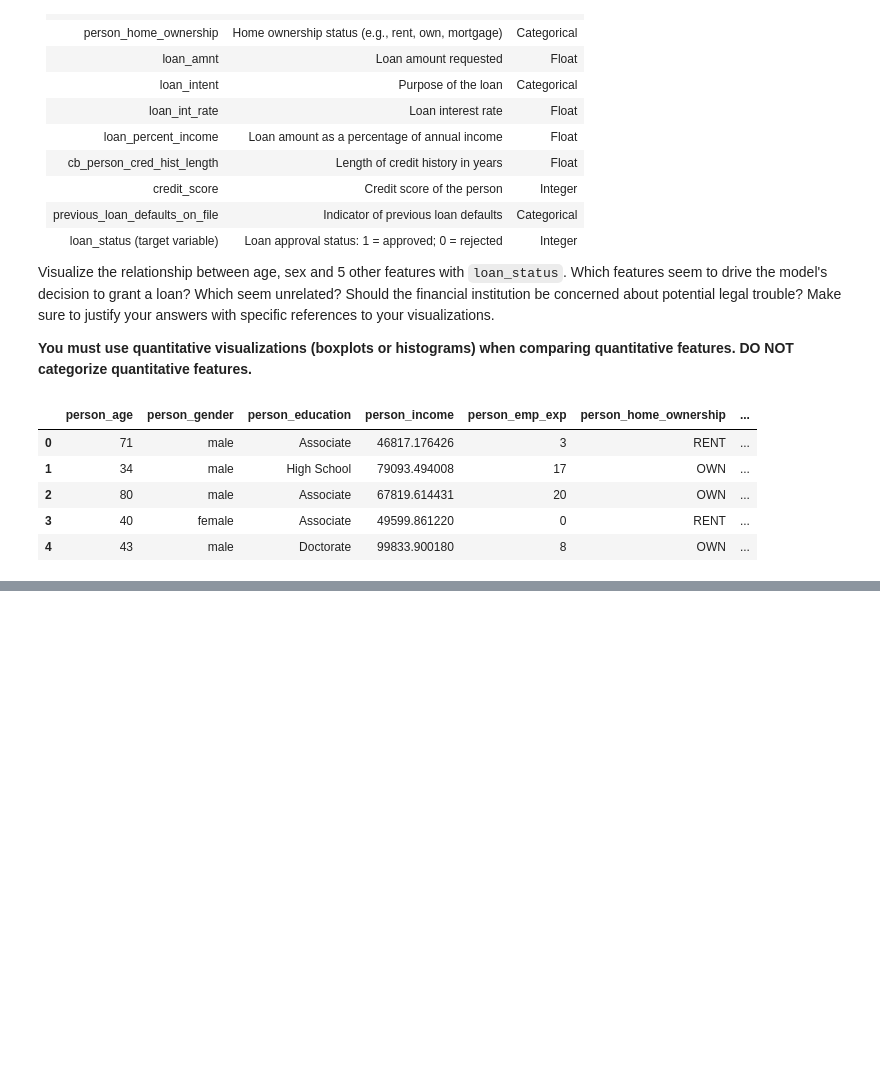
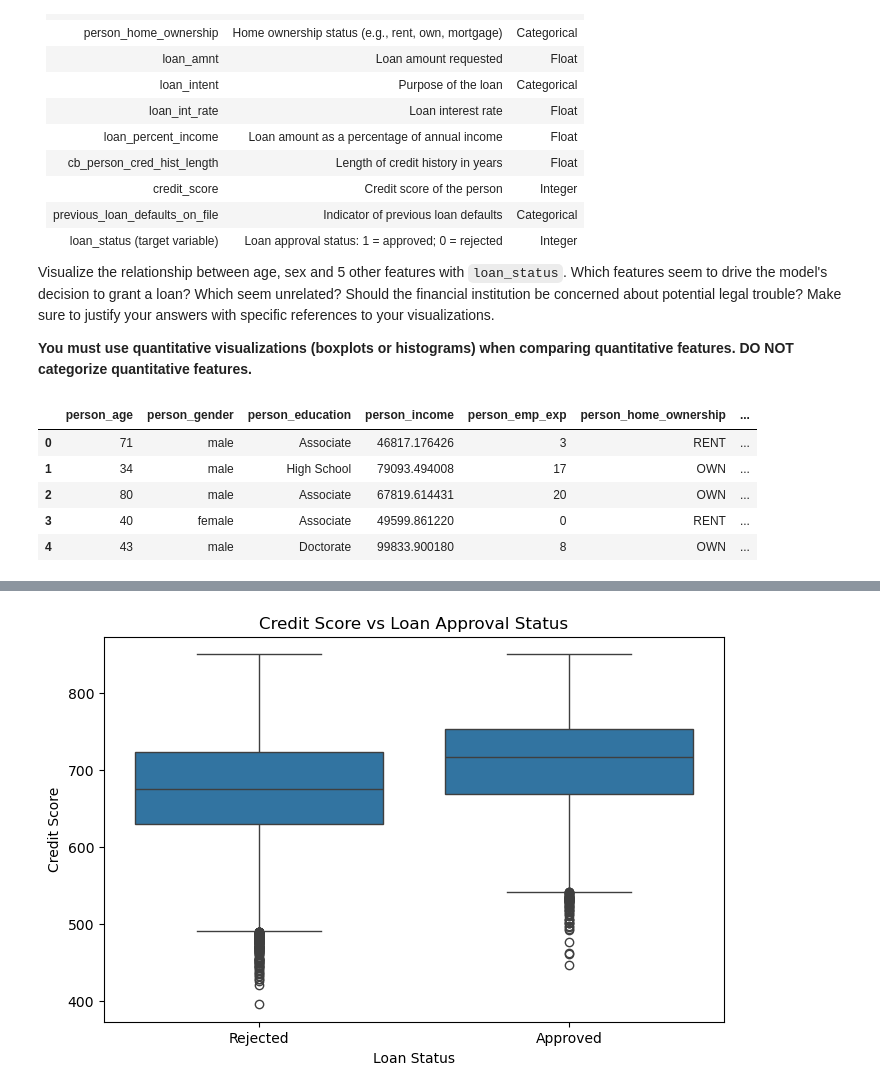
Before and after one commit to concept-cloud/Data-Visualization-And-Modeling, a Jupyter notebook: Lab/2.5 Visualizing Relationships Between Groups Lab.ipynb, the cells around one changed output, grey strips where cells are left out. Drawn from its saved outputs; the diff is of its cells as text; code cells hidden in the pictures; blank space fills up the shorter version.

```diff
--- a/Lab/2.5 Visualizing Relationships Between Groups Lab.ipynb
+++ b/Lab/2.5 Visualizing Relationships Between Groups Lab.ipynb
@@ -60,0 +118,19 @@ plt.show()
+# %%
+plt.figure(figsize=(8,5))
+
+ax = sns.boxplot(
+    data=loan_df,
+    x='loan_status',
+    y='credit_score'
+)
+
+ax.set_xticks([0, 1])
+ax.set_xticklabels(['Rejected', 'Approved'])
+
+plt.title("Credit Score vs Loan Approval Status")
+plt.xlabel("Loan Status")
+plt.ylabel("Credit Score")
+
+plt.show()
+# %% [output]
+[figure, added]
```
Also changed, not shown: parts of 20 cells of this notebook.
